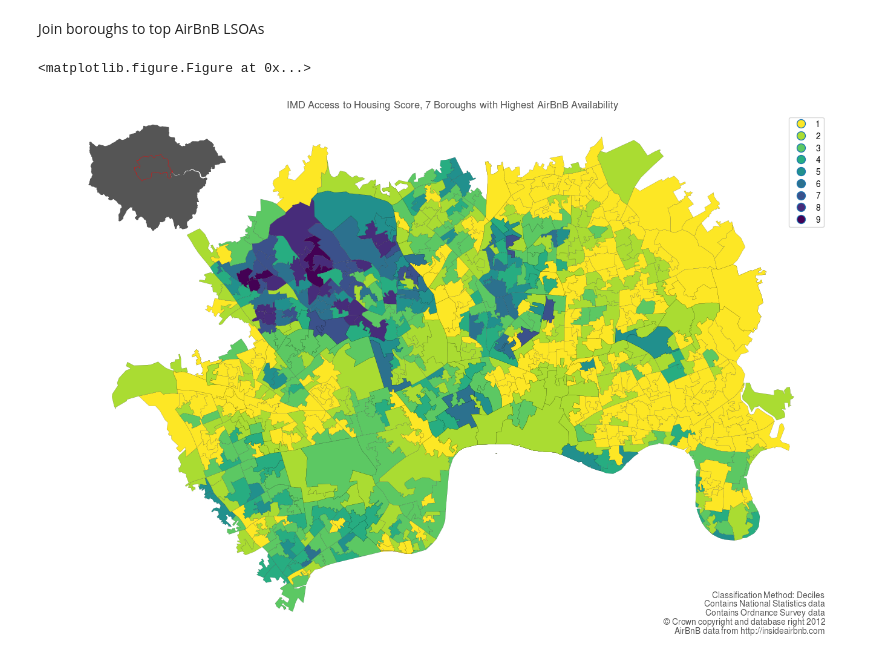
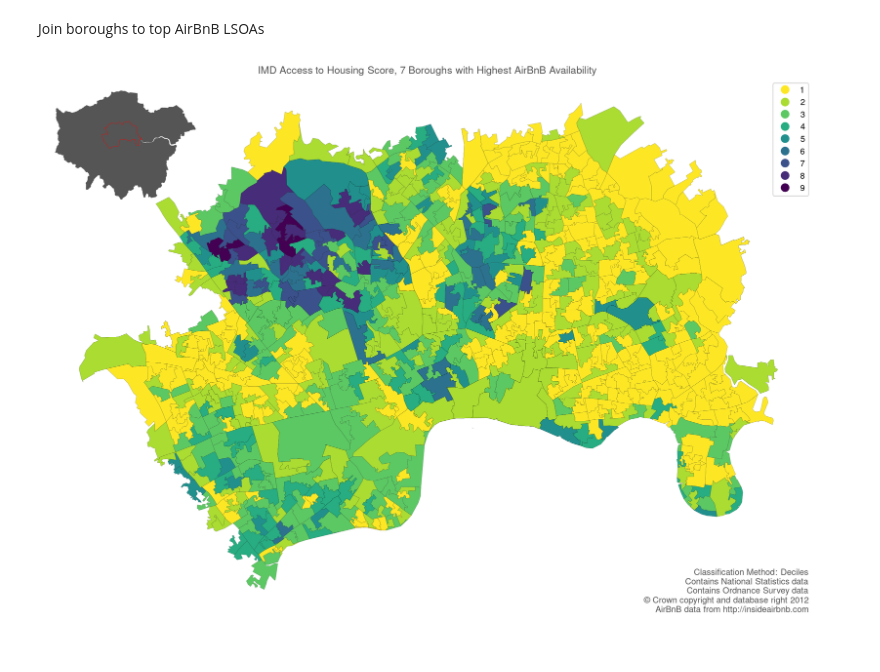
Before and after one commit to urschrei/Geopython, a Jupyter notebook: airbnb.ipynb, the cells around one changed output. Drawn from its saved outputs; the diff is of its cells as text; code cells hidden in the pictures.

```diff
--- a/airbnb.ipynb
+++ b/airbnb.ipynb
@@ -49,7 +42,0 @@ Now merge aggregated (counted) rentals to LSOA polygon rows
-# %%
-imd_gdf = imd_gdf.merge(
-    merged['LSOA11NM'].value_counts().to_frame(),
-    how='left',
-    left_on='LSOA11NM', right_index=True)
-# rename count column
-imd_gdf.rename(columns={"LSOA11NM_y": 'Rental_Count'}, inplace=True)
@@ -56,3 +45,7 @@ imd_gdf.rename(columns={"LSOA11NM_y": 'Rental_Count'}, inplace=True)
+# %%
+imd_gdf['Rental_Count'] = imd_gdf['LSOA11NM'].map(
+    merged['LSOA11NM'].value_counts()
+)
 # %% [markdown]
 Create decile bins. Ratio can also be used as a percentage proxy
 # %%
@@ -61,7 +54,7 @@ q10 = ps.Quantiles(imd_gdf.dropna().ABB_Ratio, k=10)
 # %% [markdown]
 We want to highlight the boroughs containing the 25 LSOAs with the highest ratio of rental availability to households
 # %%
-boroughs = imd_gdf.sort_values(by='ABB_Ratio', ascending=False).iloc[:24].LAD11NM.unique()
+boroughs = imd_gdf.nlargest(25, 'ABB_Ratio').LAD11NM.unique()
 # %% [markdown]
 Now, on to the plotting. A lot of rental data are missing, and we're lacking a good model with which to infer these, so I've decided *not* to plot those LSOAs for which we don't know anything.
 # %%
@@ -118,64 +108,62 @@ plt.show()
 Join boroughs to top AirBnB LSOAs
 # %%
 lsoa_boroughs = gp.sjoin(
-    imd_gdf.to_crs({'init': 'epsg:27700'}),
-    boroughs_gdf.to_crs({'init': 'epsg:27700'}),
-    how="inner", op='intersects'
+    imd_gdf,
+    boroughs_gdf,
+    how='inner', predicate='intersects',
 )
 # %%
-plt.clf()
-fig, ax = plt.subplots(
-    1,
-    figsize=(16., 12.),
-    dpi=100,
-    subplot_kw=dict(aspect='equal'),
-)
+fig, ax = plt.subplots(1, figsize=(16., 12.), dpi=100)
 
 lsoa_boroughs.loc[lsoa_boroughs['neighbourhood'].isin(boroughs)].plot(
     categorical=True,
     ax=ax,
-    alpha=1.,
+    alpha=1.0,
     column='Hou_Dec',
-    k=10,
-    cmap="viridis_r",
+    cmap='viridis_r',
     linewidth=0.1,
     edgecolor='black',
     legend=True,
 )
-_ = ax.axis('off')
+ax.axis('off')
 
-ax.set_title("IMD Access to Housing Score, %s Boroughs with Highest AirBnB Availability" % len(boroughs), color='#555555')
+ax.set_title(
+    f'IMD Access to Housing Score, {len(boroughs)} Boroughs with Highest AirBnB Availability',
+    color='#555555',
+)
 
-smallprint = ax.text(
-    .995, 0,
-    'Classification Method: Deciles\nContains National Statistics data\nContains Ordnance Survey data\n$\copyright$ Crown copyright and database right 2012\nAirBnB data from http://insideairbnb.com',
+ax.text(
+    0.995, 0,
+    'Classification Method: Deciles\nContains National Statistics data\nContains Ordnance Survey data\n'
+    r'$\copyright$ Crown copyright and database right 2012' '\n'
+    'AirBnB data from http://insideairbnb.com',
     ha='right', va='bottom',
     size=10,
     color='#555555',
-    transform=ax.transAxes)
+    transform=ax.transAxes,
+)
 
 axins = inset_axes(
     ax,
-    width="20%", # width = % of parent_bbox
+    width='20%',
     height=2.0,
     loc=2,
-    axes_kwargs={'aspect': 'equal', 'facecolor': '#555555'}
+    axes_kwargs={'aspect': 'equal', 'facecolor': '#555555'},
 )
 
-inset= imd_gdf.plot(
+imd_gdf.plot(
     ax=axins,
     color='#555555',
-    facecolor='#555555',
     edgecolor='#555555',
     legend=False,
 )
 
-union = boroughs_gdf.loc[boroughs_gdf['neighbourhood'].isin(boroughs)].to_crs({'init': 'epsg:27700'}).unary_union
-union_gdf = gp.GeoDataFrame(geometry=[union])
-union_gdf.plot(ax=axins, linewidth=0.3, edgecolor='red', color='none')
+union = boroughs_gdf.loc[boroughs_gdf['neighbourhood'].isin(boroughs)].geometry.union_all()
+union_gdf = gp.GeoDataFrame(geometry=[union], crs='EPSG:27700')
+union_gdf.plot(ax=axins, linewidth=0.3, edgecolor='red', facecolor='none')
 
-_ = axins.axis('off')
+axins.axis('off')
+plt.savefig("boroughs_gh.png", dpi=300, bbox_inches="tight")
 plt.show()
 # %% [output]
-<matplotlib.figure.Figure at 0x...>
-[figure, old version]
+[figure, new version]
```
Also changed, not shown: parts of 10 cells of this notebook, 2 other files.
